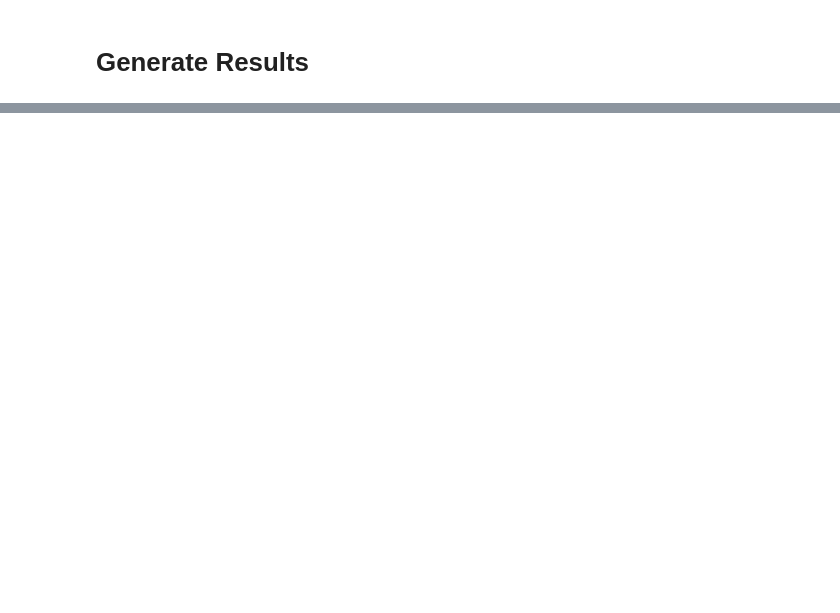
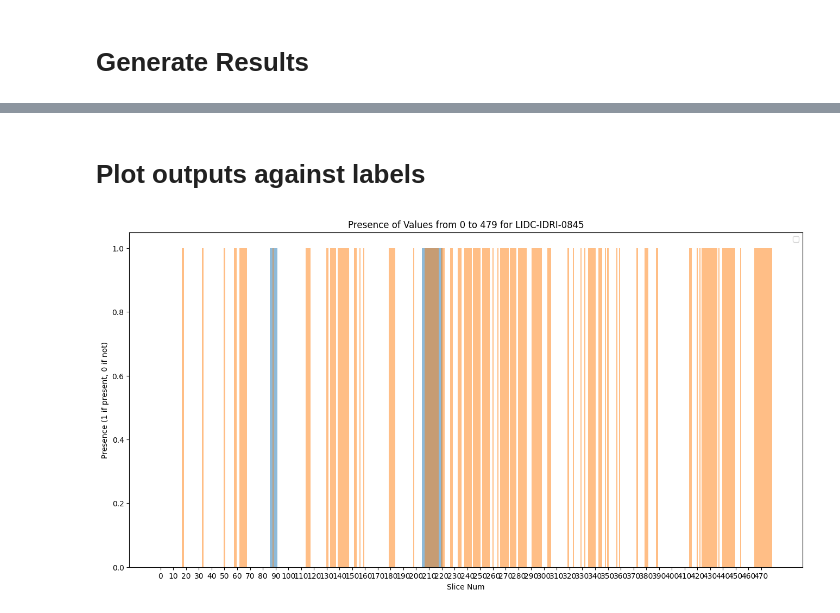
Before and after one commit to achen632/ITRI-LungCancer, a Jupyter notebook: eval_sample_CT.ipynb, the cells around one changed output, grey strips where cells are left out. Cells and saved outputs as stored; diff of their text form; code cells hidden in the pictures; blank space fills up the shorter version.

Commit message:
compare pred and label for all slices in a CT scan

```diff
--- a/eval_sample_CT.ipynb
+++ b/eval_sample_CT.ipynb
@@ -88,0 +88,50 @@ for result, ann, name, in zip(results, annotations, imgs):
+# %%
+outpath = '/home/andrew/ITRI-LungCancer/sample_out/'
+
+anns = []
+outs = []
+
+model = YOLO('/home/andrew/ITRI-LungCancer/YOLO/model_big.pt')
+for path, ann in zip(model_input, annotations):
+    result = model(path, verbose=False)[0]
+    if isNodule(result):
+        draw_boxes(outpath, path.split('_')[-2], result, ann)
+        outs.append(path.split('_')[1])
+
+    if ann != []:
+        anns.append(path.split('_')[1])
+# %% [markdown]
+# Plot outputs against labels
+# %%
+# Convert string values to integers
+int_values = [int(value) for value in anns]
+int_values2 = [int(value) for value in outs]
+
+# Determines max y value to show on graph
+y_max = max(int_values[-1], int_values2[-1]) + 1
+
+# Create an array of zeros for the range 0-200
+presence = [0] * y_max
+presence2 = [0] * y_max
+
+# Mark presence of each value in the list
+for value in int_values:
+    presence[value] = 1
+
+for value in int_values2:
+    presence2[value] = 1
+
+# Plotting
+plt.figure(figsize=(16, 8))
+plt.bar(range(y_max), presence, width=1.0, alpha=.5)
+plt.bar(range(y_max), presence2, width=1.0, alpha=.5)
+plt.xlabel('Slice Num')
+plt.ylabel('Presence (1 if present, 0 if not)')
+patient_id = path.split('_')[0].split('/')[-1]
+plt.title(f'Presence of Values from 0 to {y_max} for {patient_id}')
+plt.xticks(range(0, y_max, 10))
+plt.legend()
+
+plt.show()
+# %% [output]
+[figure, added]
```
Also changed, not shown: parts of 10 cells of this notebook, 2 other files.
